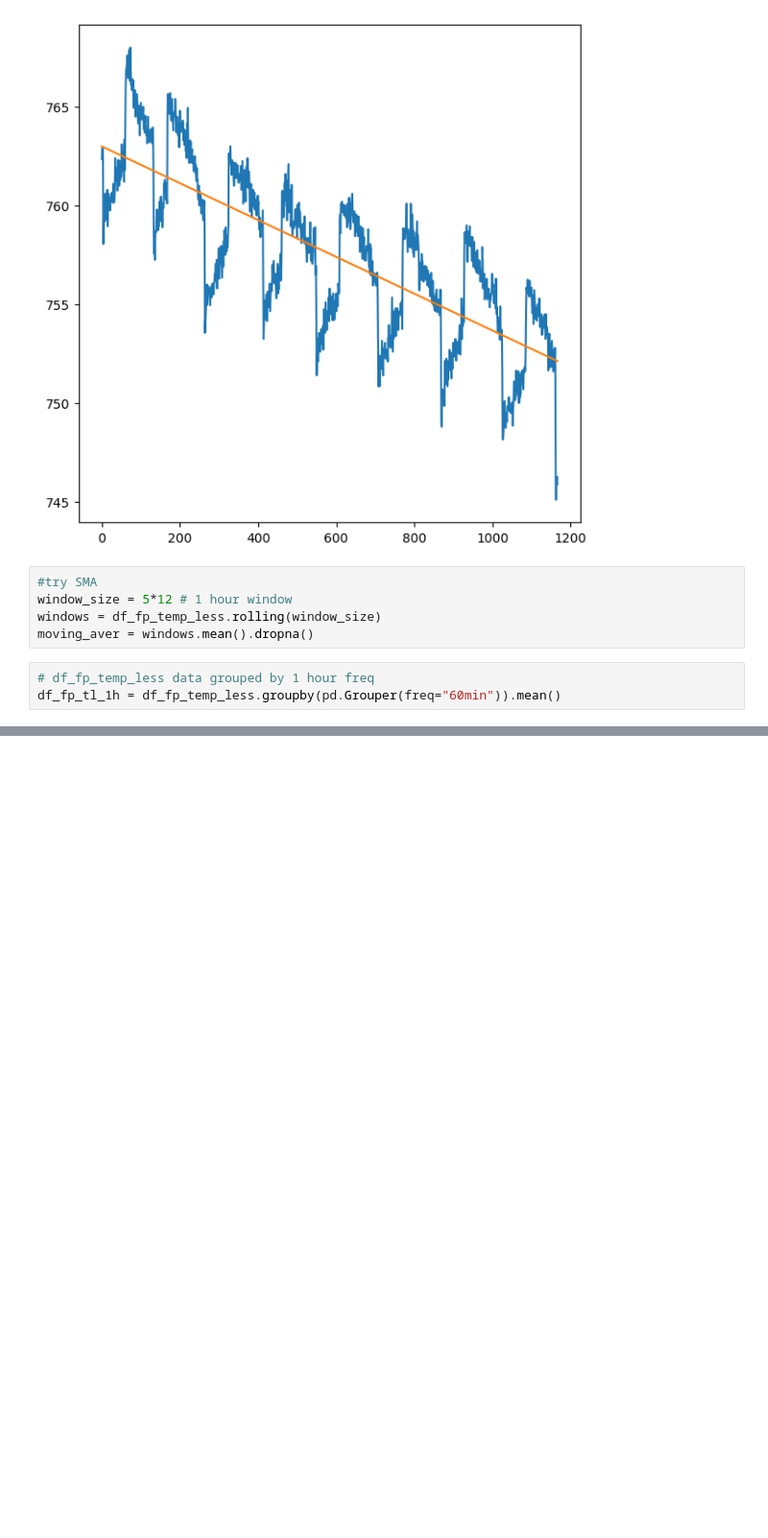
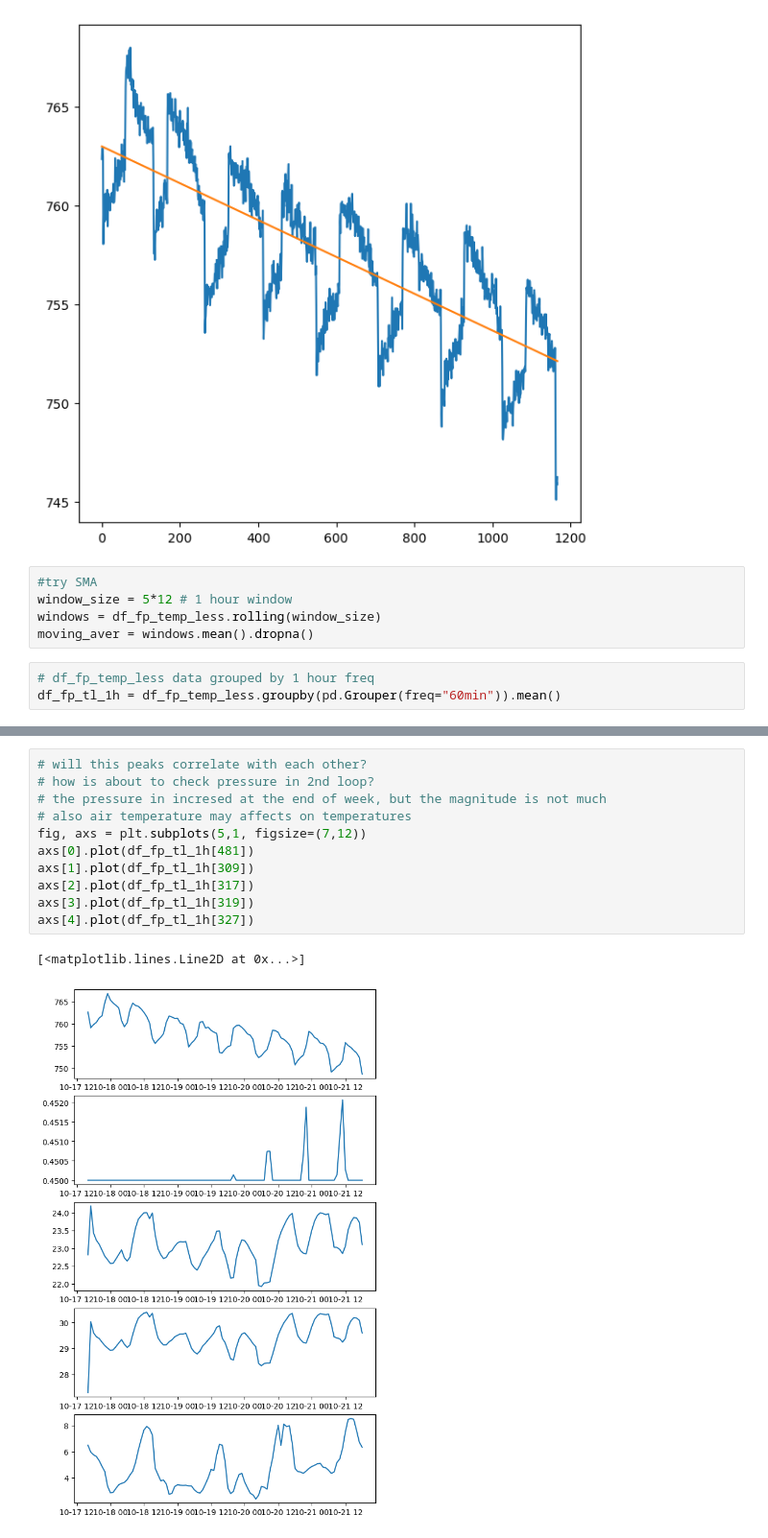
Before and after one commit to mrzlkaaa/irtt_cooling_system, a Jupyter notebook: jupyter/irtt_cs_general_analysis.ipynb, the cells around one changed output, grey strips where cells are left out. Shown at 96% size. Saved outputs shown, nothing was run; the diff lists cells and outputs as text; blank space fills up the shorter version.

```diff
--- a/jupyter/irtt_cs_general_analysis.ipynb
+++ b/jupyter/irtt_cs_general_analysis.ipynb
@@ -367,2 +357,16 @@ axs[2].plot(df_fp_tl_1h[319])
+# %%
+# will this peaks correlate with each other?
+# how is about to check pressure in 2nd loop?
+# the pressure in incresed at the end of week, but the magnitude is not much
+# also air temperature may affects on temperatures
+fig, axs = plt.subplots(5,1, figsize=(7,12))
+axs[0].plot(df_fp_tl_1h[481])
+axs[1].plot(df_fp_tl_1h[309])
+axs[2].plot(df_fp_tl_1h[317])
+axs[3].plot(df_fp_tl_1h[319])
+axs[4].plot(df_fp_tl_1h[327])
+# %% [output]
+[<matplotlib.lines.Line2D at 0x...>]
+[figure, added]
 # %%
 # determination of period or peaks might be useful to drop confusing data (cooling tower water make-up)
```
Also changed, not shown: parts of 65 cells of this notebook, 3 other files.
